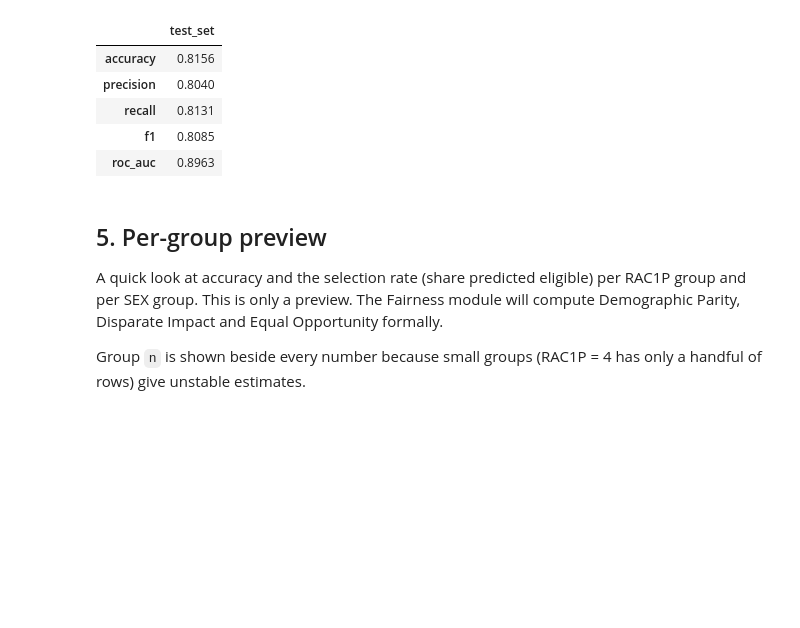
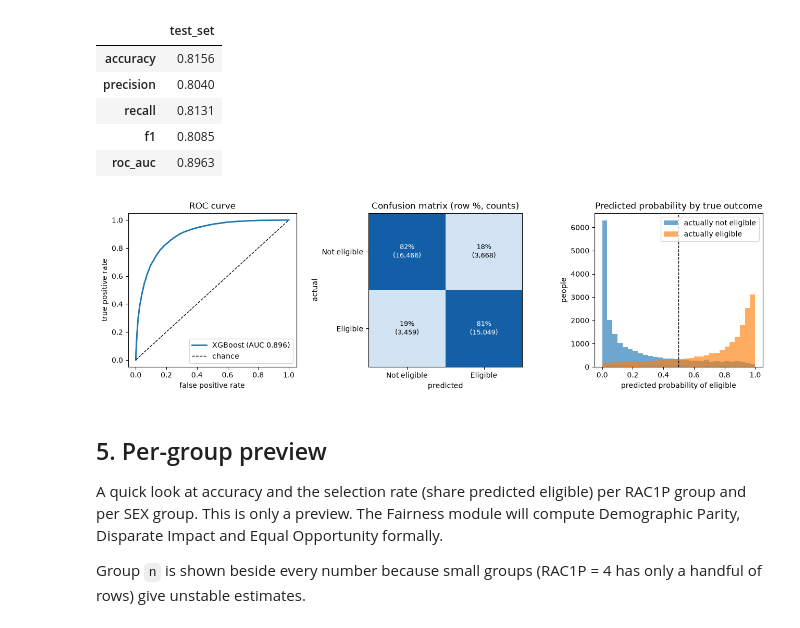
Before and after one commit to MOHANAPRIYAAIDS/Governance-audit-framework, a Jupyter notebook: notebooks/02_baseline_model.ipynb, the cells around one changed output. Saved outputs shown, nothing was run; the diff lists cells and outputs as text; code cells hidden in the pictures; blank space fills up the shorter version.

```diff
--- a/notebooks/02_baseline_model.ipynb
+++ b/notebooks/02_baseline_model.ipynb
@@ -97,6 +97,49 @@ pd.Series(metrics).round(4).rename("test_set").to_frame()
 | recall | 0.8131 |
 | f1 | 0.8085 |
 | roc_auc | 0.8963 |
+# %%
+import matplotlib.pyplot as plt
+from sklearn.metrics import roc_curve, confusion_matrix
+
+fpr, tpr, _ = roc_curve(y_test, y_proba)
+cm = confusion_matrix(y_test, y_pred)
+cm_pct = cm / cm.sum(axis=1, keepdims=True)
+
+fig, axes = plt.subplots(1, 3, figsize=(13, 3.9))
+
+axes[0].plot(fpr, tpr, lw=2, label=f"XGBoost (AUC {metrics['roc_auc']:.3f})")
+axes[0].plot([0, 1], [0, 1], "k--", lw=1, label="chance")
+axes[0].set_xlabel("false positive rate")
+axes[0].set_ylabel("true positive rate")
+axes[0].set_title("ROC curve")
+axes[0].legend(loc="lower right")
+
+axes[1].imshow(cm_pct, cmap="Blues", vmin=0, vmax=1)
+axes[1].set_xticks([0, 1])
+axes[1].set_xticklabels(["Not eligible", "Eligible"])
+axes[1].set_yticks([0, 1])
+axes[1].set_yticklabels(["Not eligible", "Eligible"])
+axes[1].set_xlabel("predicted")
+axes[1].set_ylabel("actual")
+axes[1].set_title("Confusion matrix (row %, counts)")
+for i in range(2):
+    for j in range(2):
+        axes[1].text(j, i, f"{cm_pct[i, j]:.0%}\n({cm[i, j]:,})", ha="center", va="center",
+                     color="white" if cm_pct[i, j] > 0.5 else "black", fontsize=9)
+
+yt = y_test.to_numpy()
+axes[2].hist(y_proba[yt == 0], bins=30, alpha=0.65, label="actually not eligible")
+axes[2].hist(y_proba[yt == 1], bins=30, alpha=0.65, label="actually eligible")
+axes[2].axvline(0.5, color="k", ls="--", lw=1)
+axes[2].set_xlabel("predicted probability of eligible")
+axes[2].set_ylabel("people")
+axes[2].set_title("Predicted probability by true outcome")
+axes[2].legend()
+
+plt.tight_layout()
+plt.show()
+# %% [output]
+[figure, added]
 # %% [markdown]
 ## 5. Per-group preview
 
```
Also changed, not shown: 31 other files.
